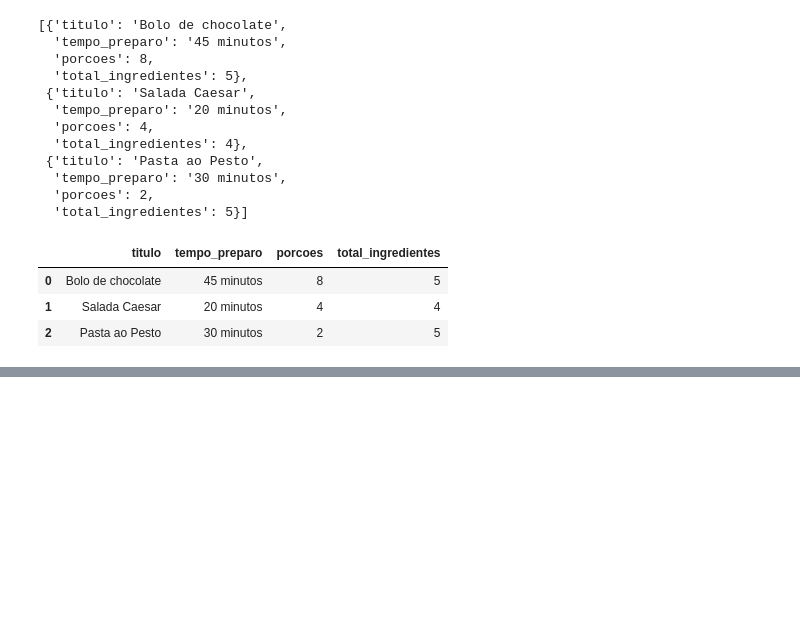
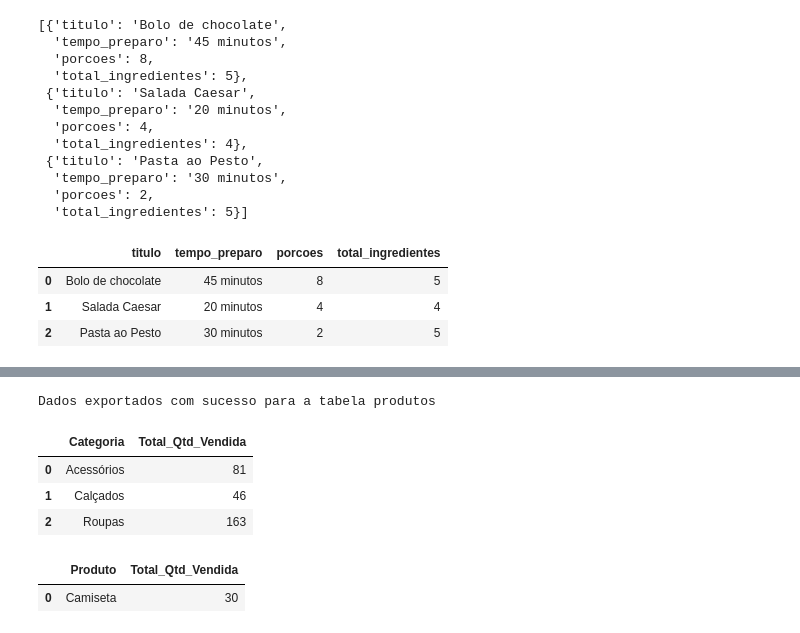
Before and after one commit to leandroclv/Analise_Dados_Python_Panda, a Jupyter notebook: pandas/introducao_pandas.ipynb, the cells around one changed output, grey strips where cells are left out. Saved outputs shown, nothing was run; the diff lists cells and outputs as text; code cells hidden in the pictures; blank space fills up the shorter version.

```diff
--- a/pandas/introducao_pandas.ipynb
+++ b/pandas/introducao_pandas.ipynb
@@ -749,0 +782,26 @@ df_expandido
+# %%
+try:
+    df_sql.to_sql('produtos', con=engine, if_exists='replace', index=False)
+    print('Dados exportados com sucesso para a tabela produtos')
+except Exception as e:
+    print(f'Ocorreu um erro ao exportar os dados {e}')
+# %% [output]
+Dados exportados com sucesso para a tabela produtos
+# %%
+#total de vendas por categoria
+consulta_1 = 'SELECT Categoria, SUM(Quantidade) AS Total_Qtd_Vendida FROM produtos GROUP BY Categoria'
+resultado_1 = pd.read_sql_query(consulta_1, engine)
+resultado_1
+# %% [output]
+|  | Categoria | Total_Qtd_Vendida |
+| 0 | Acessórios | 81 |
+| 1 | Calçados | 46 |
+| 2 | Roupas | 163 |
+# %%
+#Produto com mais vedas
+consulta_2 = 'SELECT Produto, SUM(Quantidade) AS Total_Qtd_Vendida FROM produtos Group BY produto ORDER BY Total_Qtd_Vendida DESC LIMIT 1'
+resultado_2 = pd.read_sql_query(consulta_2, engine)
+resultado_2
+# %% [output]
+|  | Produto | Total_Qtd_Vendida |
+| 0 | Camiseta | 30 |
```
Also changed, not shown: parts of 6 cells of this notebook, 3 other files.
